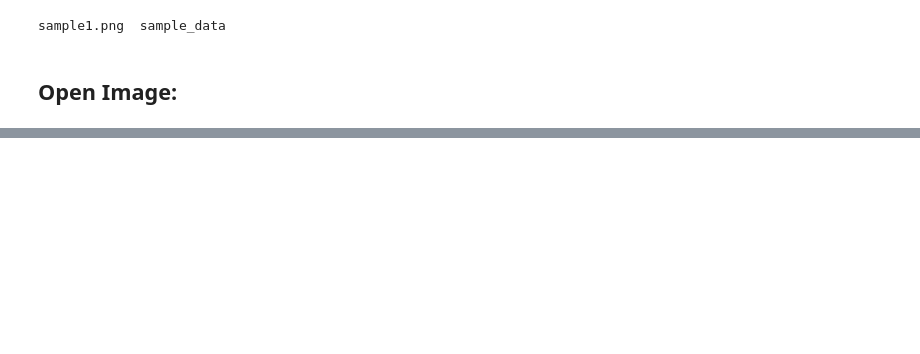
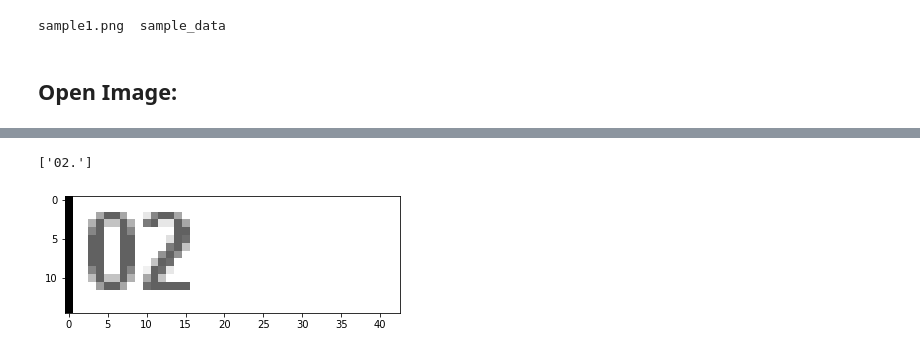
Before and after one commit to irwanmazlin/OCR, a Jupyter notebook: Tesseract_OCR.ipynb, the cells around one changed output, grey strips where cells are left out. Saved outputs shown, nothing was run; the diff lists cells and outputs as text; code cells hidden in the pictures; blank space fills up the shorter version.

```diff
--- a/Tesseract_OCR.ipynb
+++ b/Tesseract_OCR.ipynb
@@ -124,0 +63,17 @@ HT) 08:42:41 2598.0 0.0 PAS Te
+# %%
+crop_imgtoppart2 = img[70:85, 347:390]
+plt.imshow(crop_imgtoppart2)
+
+# resizetoppart1 = cv2.resize(crop_imgtoppart1, (460, 150), interpolation = cv2.INTER_AREA)
+
+rgbImagetoppart2 = cv2.cvtColor(crop_imgtoppart2, cv2.COLOR_BGR2RGB)
+grayImagetoppart2 = cv2.cvtColor(rgbImagetoppart2, cv2.COLOR_BGR2GRAY)
+# erd = cv2.erode(grayImagetoppart1, None, iterations=0)
+
+plt.imshow(grayImagetoppart2, cmap="gray")
+extractedInformation2 = pytesseract.image_to_string(grayImagetoppart2)
+string2 = extractedInformation2.split()
+print(string2)
+# %% [output]
+['02.']
+[figure, added]
```
Also changed, not shown: parts of 40 cells of this notebook.
